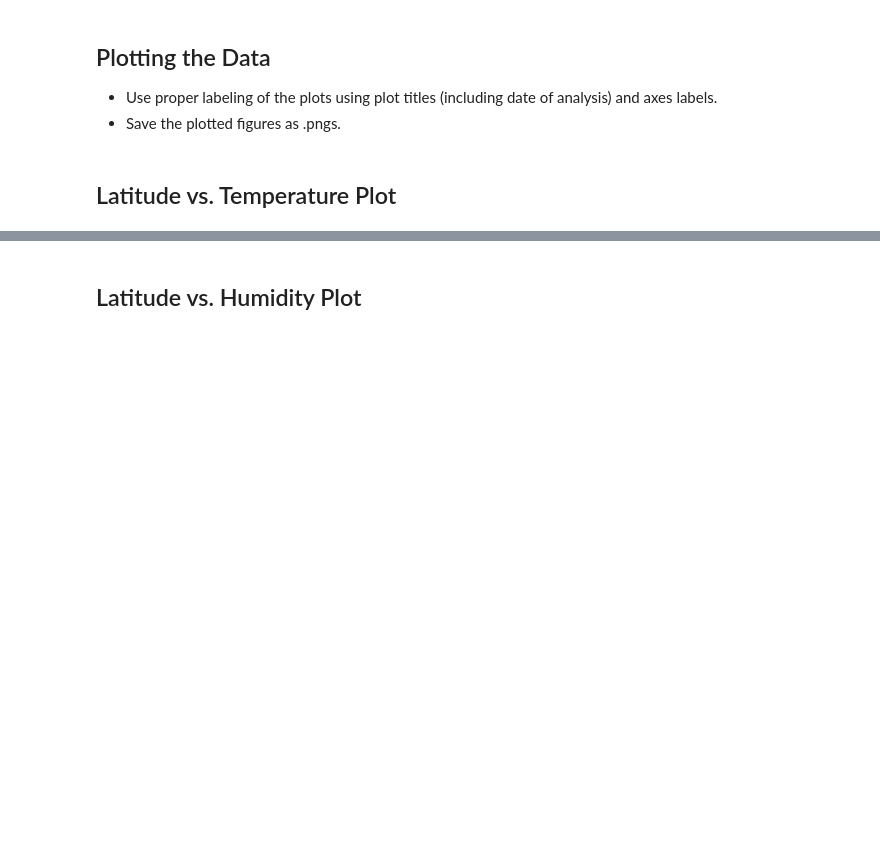
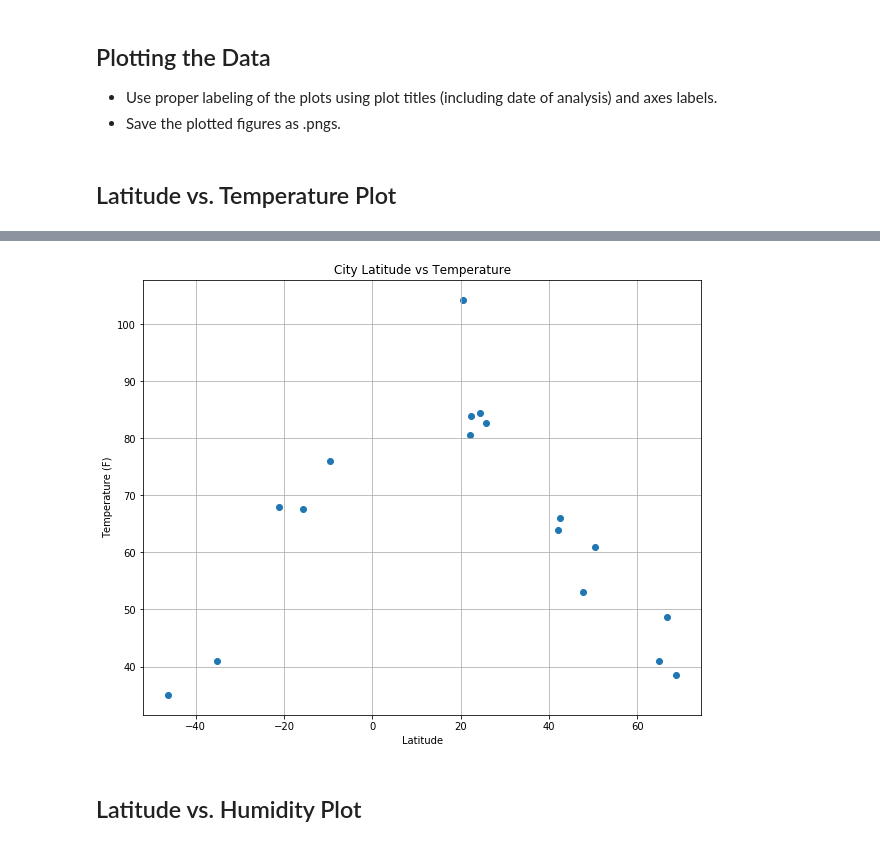
Before and after one commit to lachispa202/06-Python-API-Homework, a Jupyter notebook: WeatherPy.ipynb, the cells around one changed output, grey strips where cells are left out. Drawn from its saved outputs; the diff is of its cells as text; code cells hidden in the pictures; blank space fills up the shorter version.

Commit message:
Progress through 1st set of plots

```diff
--- a/WeatherPy.ipynb
+++ b/WeatherPy.ipynb
@@ -26,7 +27,7 @@ from api_keys import g_key
 ## Generate Cities List
 # %%
 # Number of random numbers to be generated
-y = 1500
+y = 20
 
 # For instance, latitude, or y, values are between -90 and +90
 # Randmoly generate latitude coordinates. For Y numbers.
@@ -85,7 +85,3 @@ len(closest_city)
 # Save config information.
 url = "http://api.openweathermap.org/data/2.5/weather?"
 units = "imperial"
-
-# Build partial query URL
-query_url = f"{url}appid={weather_api_key}&units={units}&q="
-print(query_url)
@@ -124,0 +168,8 @@ Data Retrieval Complete
+# %%
+# Create DataFrame.
+
+city_weather = pd.DataFrame({"City": weather_city, "Latitude": weather_latitude, "Longitude": weather_longitude,
+                             "Max Temperature (F)": weather_temperature_F, "Humidity (%)": weather_humidity_percent,
+                             "Cloudiness": weather_cloudiness_percent, "Wind Speed": weather_wind_speed_mph,
+                            "Country": weather_country, "Date":weather_date})
+city_weather.head(25)
@@ -174,2 +258,14 @@ Int64Index([], dtype='int64')
+# %%
+# Generate scatter plot
+plt.figure(figsize=(10,8))
+plt.scatter(city_weather['Latitude'], city_weather['Max Temperature (F)'])
+plt.title("City Latitude vs Temperature")
+plt.xlabel("Latitude")
+plt.ylabel("Temperature (F)")
+plt.grid(True)
+plt.show
+plt.savefig('Latitude_Temperature.png', bbox_inches='tight')
+# %% [output]
+[figure, added]
 # %% [markdown]
 ## Latitude vs. Humidity Plot
```
Also changed, not shown: parts of 17 cells of this notebook, 5 other files.
